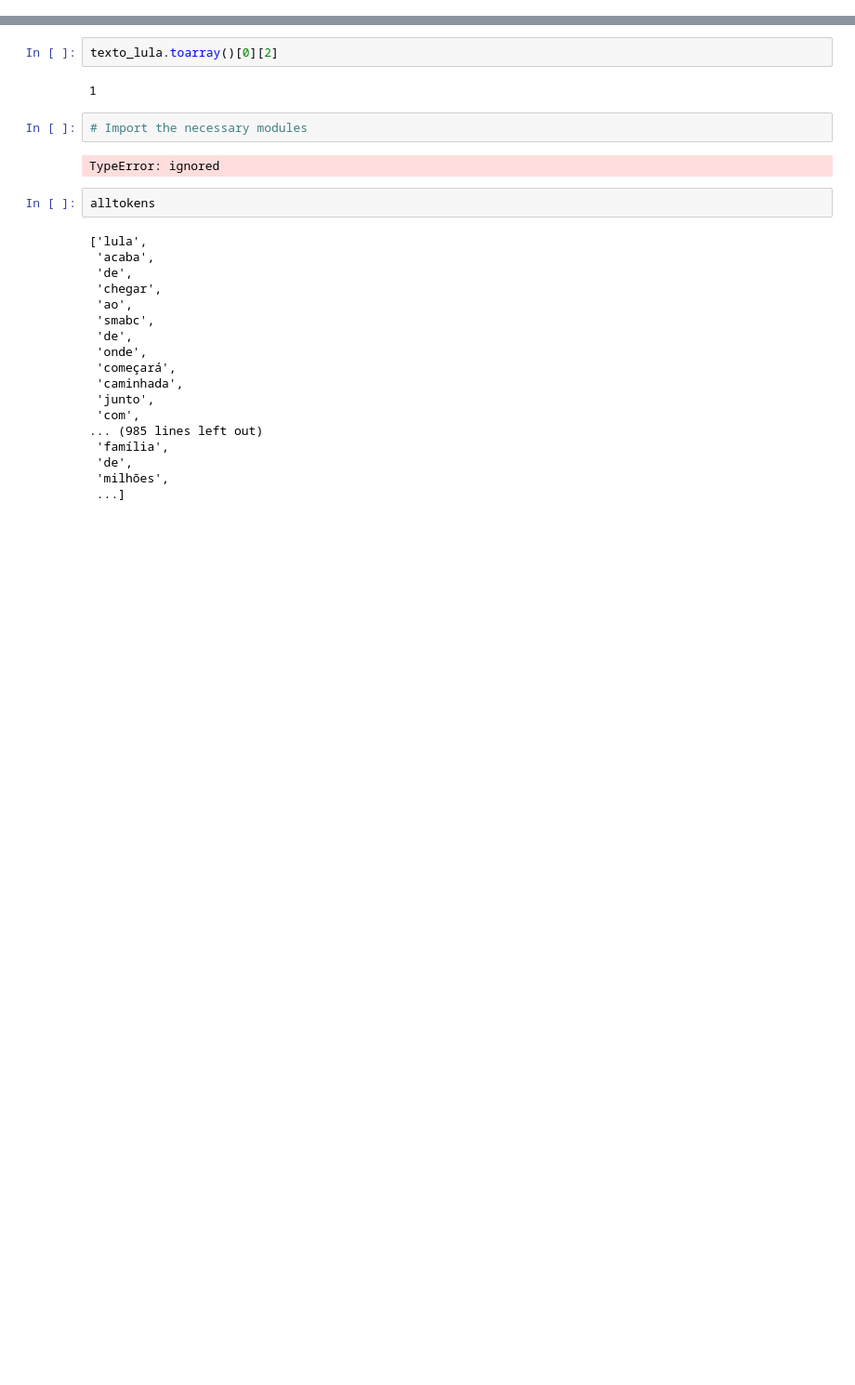
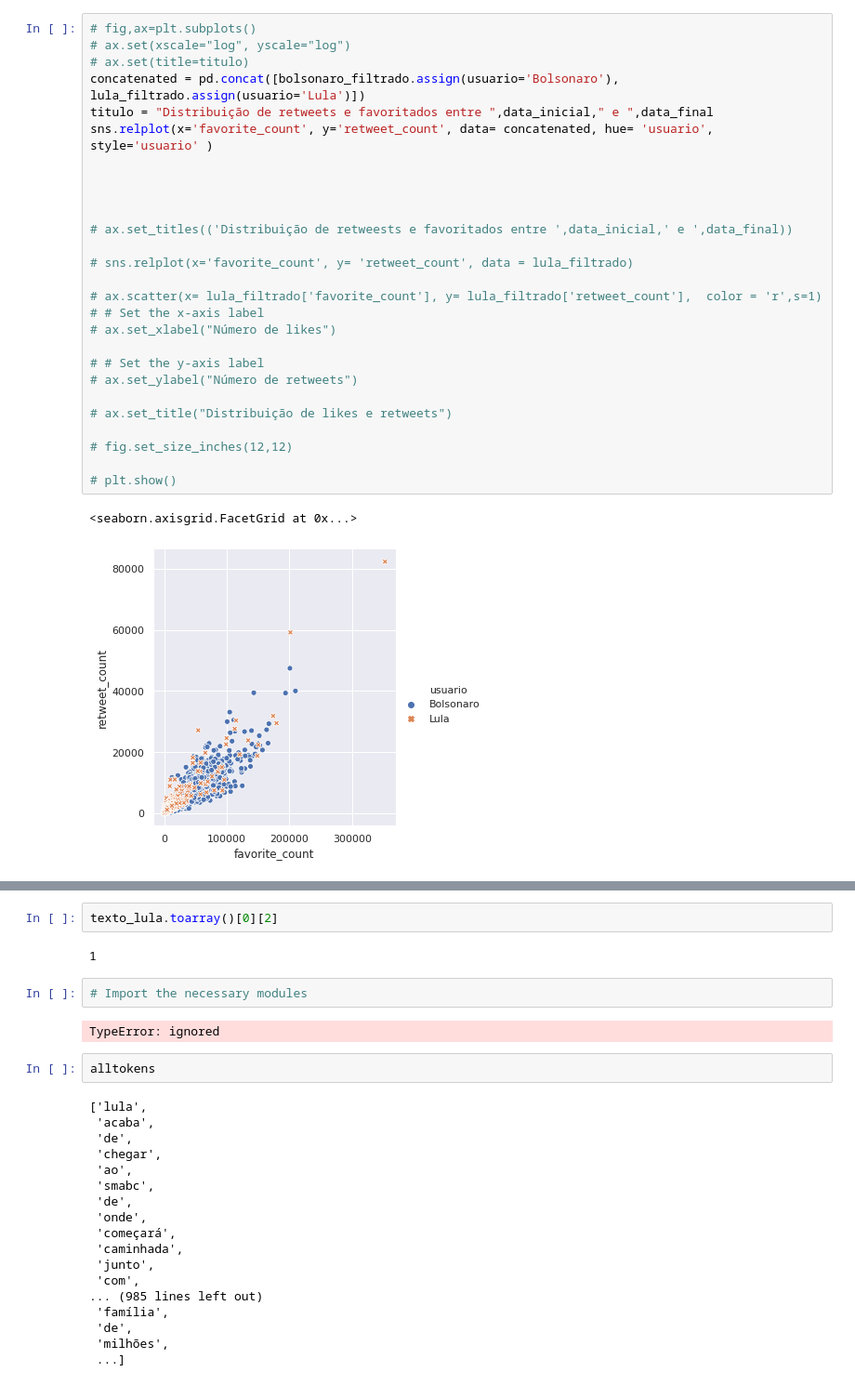
Before and after one commit to eduardodut/Analise-tweets-ICD-Unifor, a Jupyter notebook: AnaliseTweets.ipynb, the cells around one changed output, grey strips where cells are left out. Shown at 93% size. Drawn from its saved outputs; the diff is of its cells as text; blank space fills up the shorter version.

```diff
--- a/AnaliseTweets.ipynb
+++ b/AnaliseTweets.ipynb
@@ -163,0 +282,30 @@ plt.show()
+# %%
+# fig,ax=plt.subplots()
+# ax.set(xscale="log", yscale="log")
+# ax.set(title=titulo)
+concatenated = pd.concat([bolsonaro_filtrado.assign(usuario='Bolsonaro'), lula_filtrado.assign(usuario='Lula')])
+titulo = "Distribuição de retweets e favoritados entre ",data_inicial," e ",data_final
+sns.relplot(x='favorite_count', y='retweet_count', data= concatenated, hue= 'usuario', style='usuario' )
+
+
+
+
+# ax.set_titles(('Distribuição de retweests e favoritados entre ',data_inicial,' e ',data_final))
+
+# sns.relplot(x='favorite_count', y= 'retweet_count', data = lula_filtrado)
+
+# ax.scatter(x= lula_filtrado['favorite_count'], y= lula_filtrado['retweet_count'],  color = 'r',s=1)
+# # Set the x-axis label
+# ax.set_xlabel("Número de likes")
+
+# # Set the y-axis label
+# ax.set_ylabel("Número de retweets")
+
+# ax.set_title("Distribuição de likes e retweets")
+
+# fig.set_size_inches(12,12)
+
+# plt.show()
+# %% [output]
+<seaborn.axisgrid.FacetGrid at 0x...>
+[figure, added]
```
Also changed, not shown: parts of 21 cells of this notebook.
